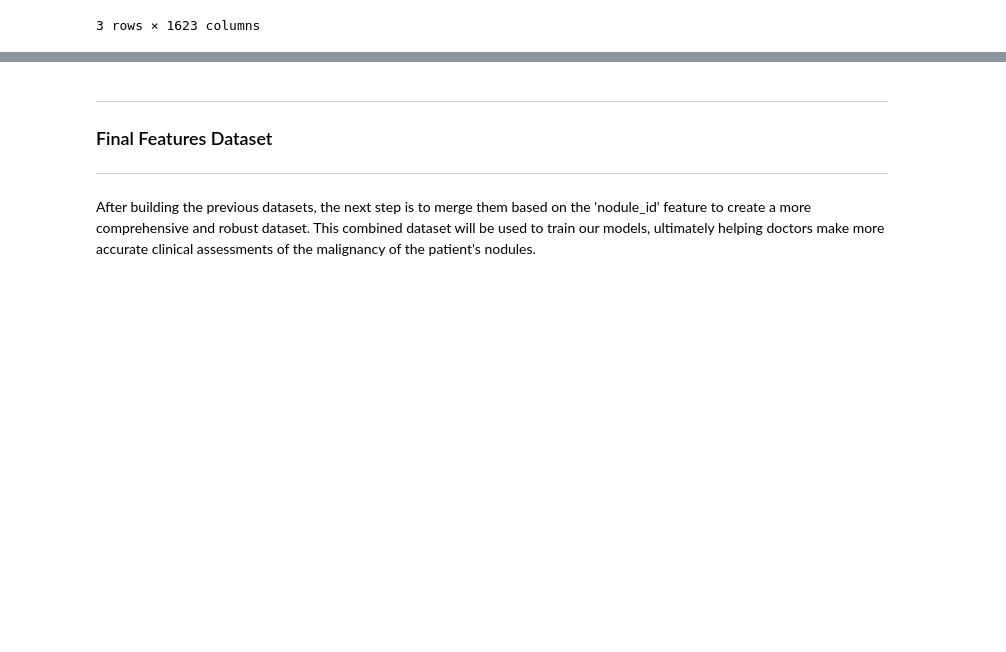
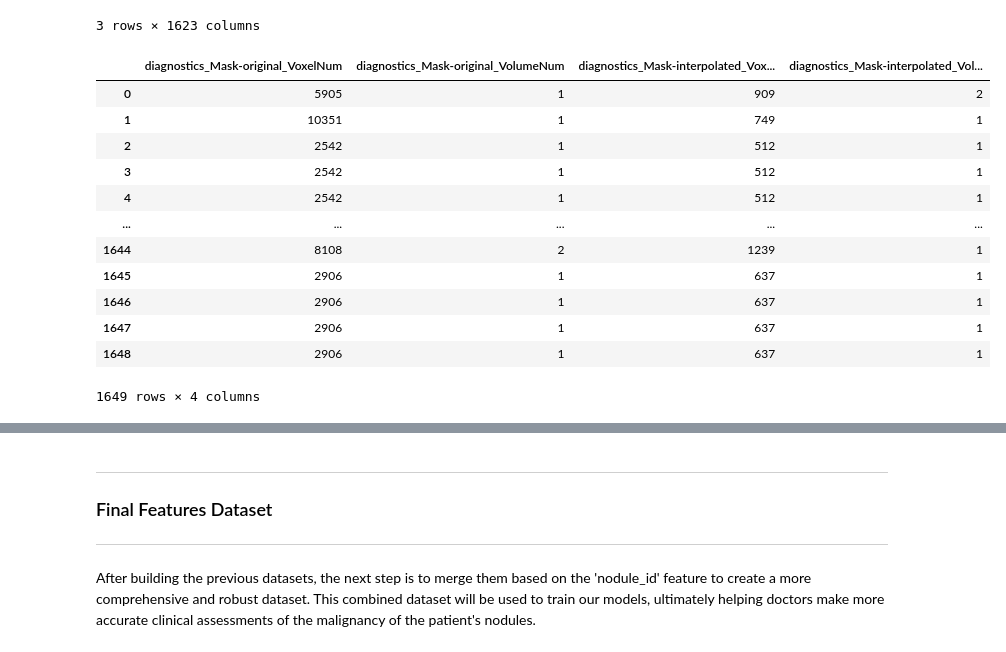
Before and after one commit to EstevesX10/Lung-Cancer-Classification-with-CT-Scans, a Jupyter notebook: Lung Cancer Classification with CT Scans/LungCancerClassification.ipynb, the cells around one changed output, grey strips where cells are left out. Saved outputs shown, nothing was run; the diff lists cells and outputs as text; code cells hidden in the pictures; blank space fills up the shorter version.

```diff
--- a/Lung Cancer Classification with CT Scans/LungCancerClassification.ipynb
+++ b/Lung Cancer Classification with CT Scans/LungCancerClassification.ipynb
@@ -565,3 +573,19 @@ df_refactored_pyradiomics.head(3)
 | 1 | LIDC-IDRI-0002-1 | -826.943929 | -2048.0 | 3071.0 | 10351 | ... |
 | 2 | LIDC-IDRI-0003-1 | -826.943929 | -2048.0 | 3071.0 | 2542 | ... |
 3 rows × 1623 columns
+# %%
+df_refactored_pyradiomics.select_dtypes(include = 'int64')
+# %% [output]
+|  | diagnostics_Mask-original_VoxelNum | diagnostics_Mask-original_VolumeNum | diagnostics_Mask-interpolated_Vox... | diagnostics_Mask-interpolated_Vol... |
+| 0 | 5905 | 1 | 909 | 2 |
+| 1 | 10351 | 1 | 749 | 1 |
+| 2 | 2542 | 1 | 512 | 1 |
+| 3 | 2542 | 1 | 512 | 1 |
+| 4 | 2542 | 1 | 512 | 1 |
+| ... | ... | ... | ... | ... |
+| 1644 | 8108 | 2 | 1239 | 1 |
+| 1645 | 2906 | 1 | 637 | 1 |
+| 1646 | 2906 | 1 | 637 | 1 |
+| 1647 | 2906 | 1 | 637 | 1 |
+| 1648 | 2906 | 1 | 637 | 1 |
+1649 rows × 4 columns
```
Also changed, not shown: parts of 19 cells of this notebook, 2 other files.
